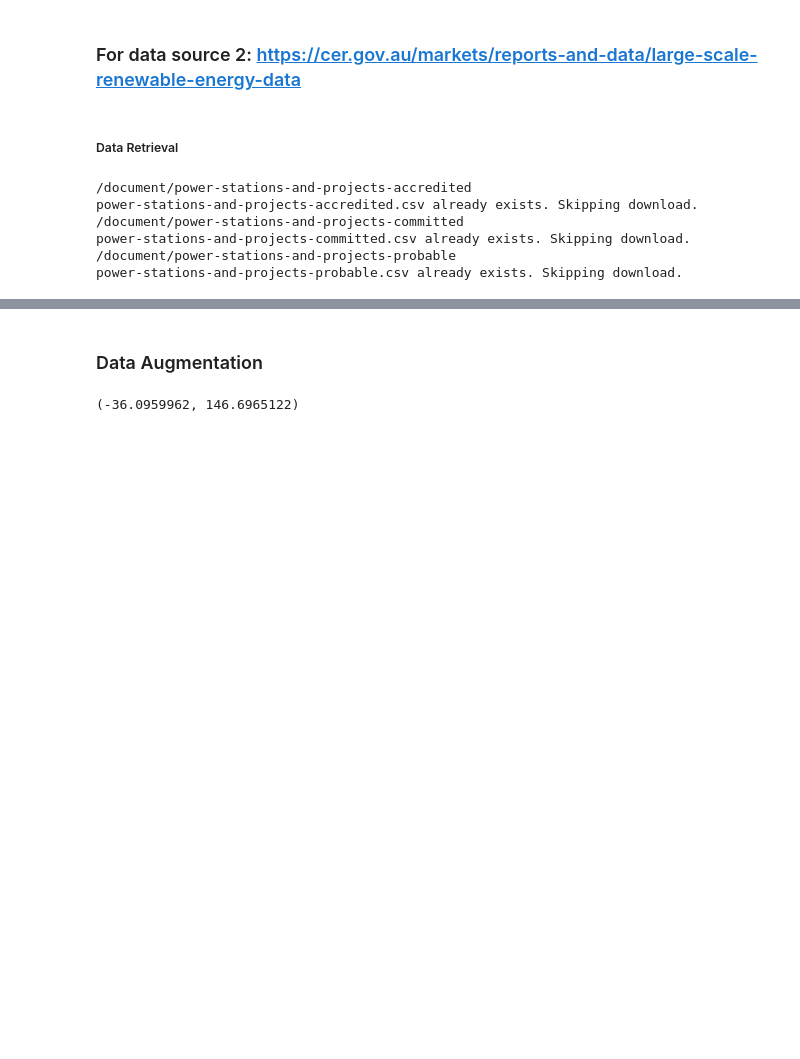
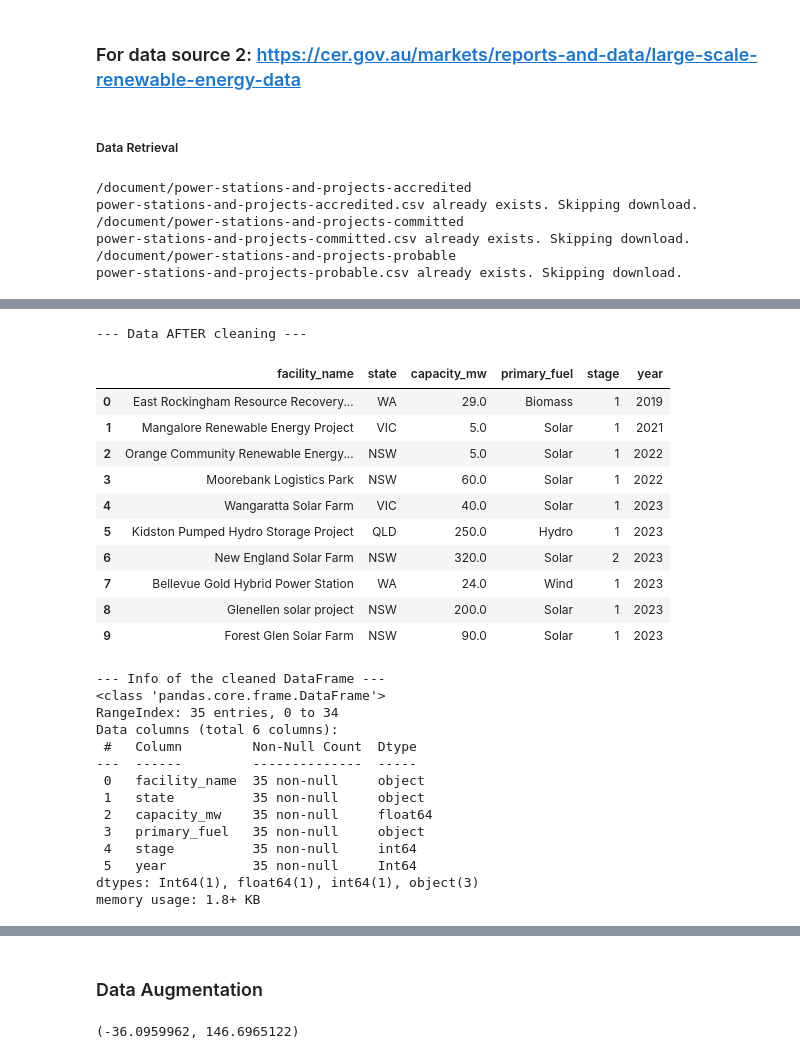
Before and after one commit to kerumixd/5339-Data-Engineering-Group-Porject, a Jupyter notebook: Assignment1.ipynb, the cells around one changed output, grey strips where cells are left out. Saved outputs shown, nothing was run; the diff lists cells and outputs as text; code cells hidden in the pictures; blank space fills up the shorter version.

```diff
--- a/Assignment1.ipynb
+++ b/Assignment1.ipynb
@@ -765,0 +810,34 @@ conn.sql("select * from probable_power_stations;").df().head(5)
+# %%
+# Verification: Display the cleaned results
+print("\n--- Data AFTER cleaning ---")
+display(committed_power_station_df.head(10))
+
+print("\n--- Info of the cleaned DataFrame ---")
+committed_power_station_df.info()
+# %% [output]
+--- Data AFTER cleaning ---
+|  | facility_name | state | capacity_mw | primary_fuel | stage | year |
+| 0 | East Rockingham Resource Recovery... | WA | 29.0 | Biomass | 1 | 2019 |
+| 1 | Mangalore Renewable Energy Project | VIC | 5.0 | Solar | 1 | 2021 |
+| 2 | Orange Community Renewable Energy... | NSW | 5.0 | Solar | 1 | 2022 |
+| 3 | Moorebank Logistics Park | NSW | 60.0 | Solar | 1 | 2022 |
+| 4 | Wangaratta Solar Farm | VIC | 40.0 | Solar | 1 | 2023 |
+| 5 | Kidston Pumped Hydro Storage Project | QLD | 250.0 | Hydro | 1 | 2023 |
+| 6 | New England Solar Farm | NSW | 320.0 | Solar | 2 | 2023 |
+| 7 | Bellevue Gold Hybrid Power Station | WA | 24.0 | Wind | 1 | 2023 |
+| 8 | Glenellen solar project | NSW | 200.0 | Solar | 1 | 2023 |
+| 9 | Forest Glen Solar Farm | NSW | 90.0 | Solar | 1 | 2023 |
+--- Info of the cleaned DataFrame ---
+<class 'pandas.core.frame.DataFrame'>
+RangeIndex: 35 entries, 0 to 34
+Data columns (total 6 columns):
+ #   Column         Non-Null Count  Dtype
+---  ------         --------------  -----
+ 0   facility_name  35 non-null     object
+ 1   state          35 non-null     object
+ 2   capacity_mw    35 non-null     float64
+ 3   primary_fuel   35 non-null     object
+ 4   stage          35 non-null     int64
+ 5   year           35 non-null     Int64
+dtypes: Int64(1), float64(1), int64(1), object(3)
+memory usage: 1.8+ KB
```
Also changed, not shown: parts of 17 cells of this notebook.
